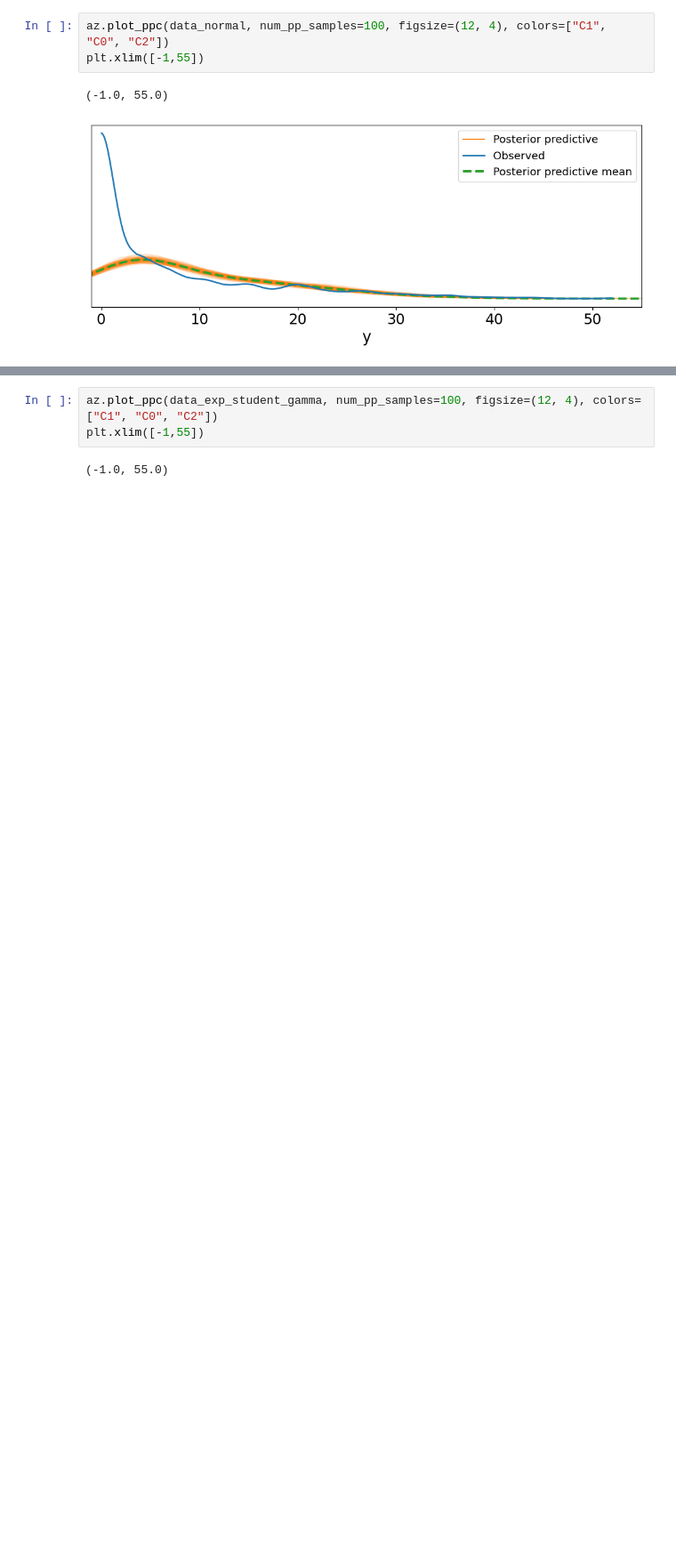
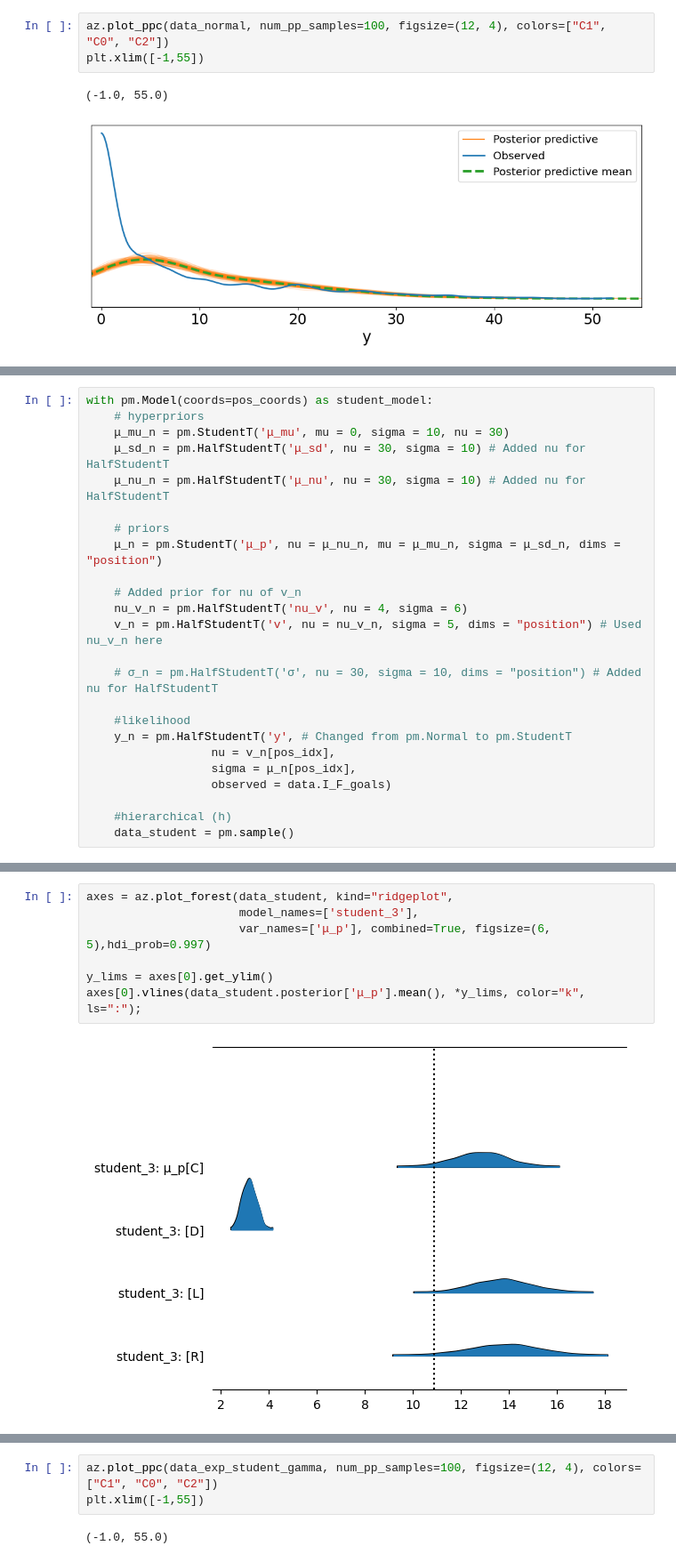
Before and after one commit to amanmeka/DataScience, a Jupyter notebook: Unit4/AmanMekaU4proj.ipynb, the cells around one changed output, grey strips where cells are left out. Shown at 89% size. Cells and saved outputs as stored; diff of their text form; blank space fills up the shorter version.

```diff
--- a/Unit4/AmanMekaU4proj.ipynb
+++ b/Unit4/AmanMekaU4proj.ipynb
@@ -333,0 +153,24 @@ axes[0].vlines(data_normal.posterior['μ_mu'].mean(), *y_lims, color="k", ls=":"
+# %%
+with pm.Model(coords=pos_coords) as student_model:
+    # hyperpriors
+    μ_mu_n = pm.StudentT('μ_mu', mu = 0, sigma = 10, nu = 30)
+    μ_sd_n = pm.HalfStudentT('μ_sd', nu = 30, sigma = 10) # Added nu for HalfStudentT
+    μ_nu_n = pm.HalfStudentT('μ_nu', nu = 30, sigma = 10) # Added nu for HalfStudentT
+
+    # priors
+    μ_n = pm.StudentT('μ_p', nu = μ_nu_n, mu = μ_mu_n, sigma = μ_sd_n, dims = "position")
+
+    # Added prior for nu of v_n
+    nu_v_n = pm.HalfStudentT('nu_v', nu = 4, sigma = 6)
+    v_n = pm.HalfStudentT('v', nu = nu_v_n, sigma = 5, dims = "position") # Used nu_v_n here
+
+    # σ_n = pm.HalfStudentT('σ', nu = 30, sigma = 10, dims = "position") # Added nu for HalfStudentT
+
+    #likelihood
+    y_n = pm.HalfStudentT('y', # Changed from pm.Normal to pm.StudentT
+                  nu = v_n[pos_idx],
+                  sigma = μ_n[pos_idx],
+                  observed = data.I_F_goals)
+
+    #hierarchical (h)
+    data_student = pm.sample()
@@ -333,0 +196,9 @@ axes[0].vlines(data_normal.posterior['μ_mu'].mean(), *y_lims, color="k", ls=":"
+# %%
+axes = az.plot_forest(data_student, kind="ridgeplot",
+                      model_names=['student_3'],
+                      var_names=['μ_p'], combined=True, figsize=(6, 5),hdi_prob=0.997)
+
+y_lims = axes[0].get_ylim()
+axes[0].vlines(data_student.posterior['μ_p'].mean(), *y_lims, color="k", ls=":");
+# %% [output]
+[figure, added]
```
Also changed, not shown: parts of 80 cells of this notebook.
